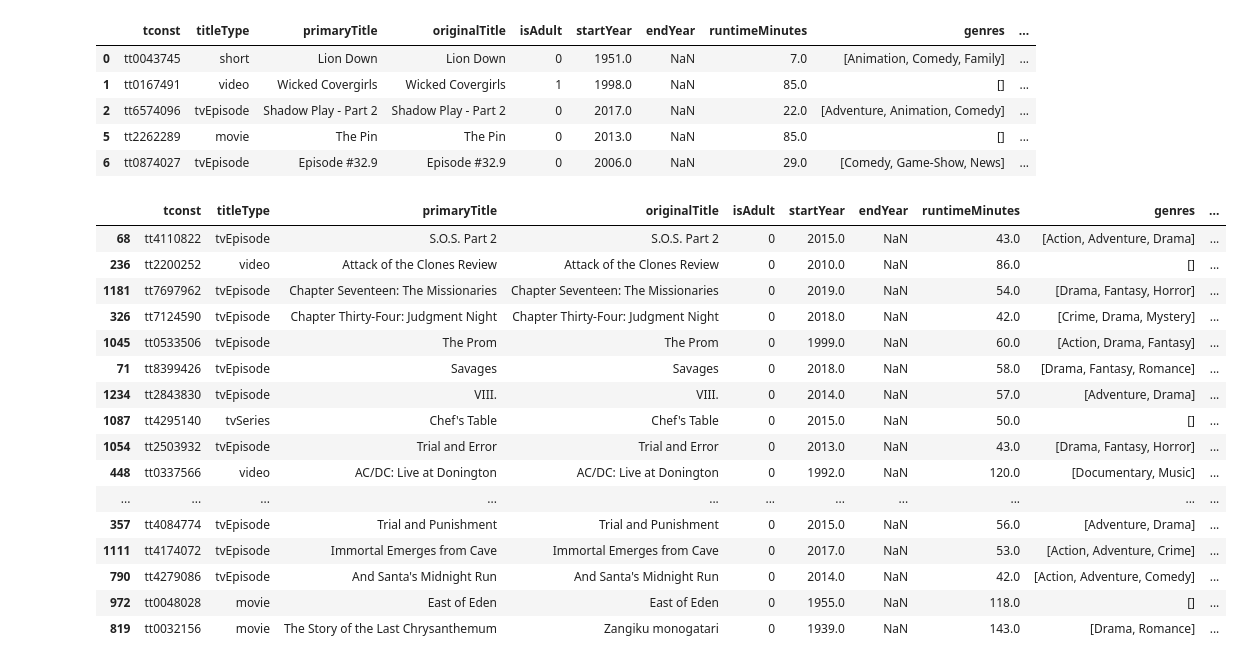
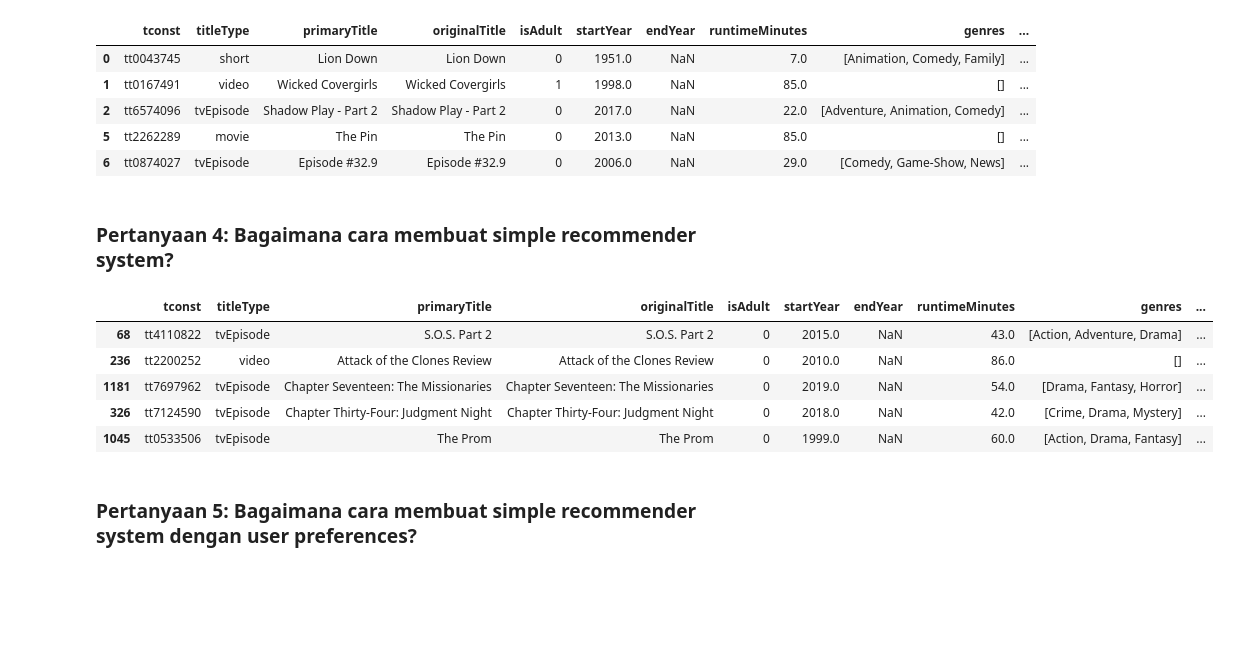
Before and after one commit to QueryIzul/--DQLab--Project-Machine-Learning-with-Python-Building-Recommender-System, a Jupyter notebook: Project Machine Learning with Python Building Recommender System.ipynb, the cells around one changed output. Drawn from its saved outputs; the diff is of its cells as text; code cells hidden in the pictures; blank space fills up the shorter version.

```diff
--- a/Project Machine Learning with Python Building Recommender System.ipynb
+++ b/Project Machine Learning with Python Building Recommender System.ipynb
@@ -226,6 +241,8 @@ movie_rating_df.head()
 | 2 | tt6574096 | tvEpisode | Shadow Play - Part 2 | Shadow Play - Part 2 | 0 | 2017.0 | NaN | 22.0 | [Adventure, Animation, Comedy] | ... |
 | 5 | tt2262289 | movie | The Pin | The Pin | 0 | 2013.0 | NaN | 85.0 | [] | ... |
 | 6 | tt0874027 | tvEpisode | Episode #32.9 | Episode #32.9 | 0 | 2006.0 | NaN | 29.0 | [Comedy, Game-Show, News] | ... |
+# %% [markdown]
+### Pertanyaan 4: Bagaimana cara membuat simple recommender system?
 # %%
 def simple_recommender(df, top=100):
     df = df.loc[df['numVotes'] >= m]
@@ -236,25 +253,16 @@ def simple_recommender(df, top=100):
     return df
 # %%
 #Ambil data 25 teratas
-simple_recommender(movie_rating_df, top=25)
+simple_recommender(movie_rating_df, top=25).head()
 # %% [output]
 |  | tconst | titleType | primaryTitle | originalTitle | isAdult | startYear | endYear | runtimeMinutes | genres | ... |
 | 68 | tt4110822 | tvEpisode | S.O.S. Part 2 | S.O.S. Part 2 | 0 | 2015.0 | NaN | 43.0 | [Action, Adventure, Drama] | ... |
 | 236 | tt2200252 | video | Attack of the Clones Review | Attack of the Clones Review | 0 | 2010.0 | NaN | 86.0 | [] | ... |
 | 1181 | tt7697962 | tvEpisode | Chapter Seventeen: The Missionaries | Chapter Seventeen: The Missionaries | 0 | 2019.0 | NaN | 54.0 | [Drama, Fantasy, Horror] | ... |
 | 326 | tt7124590 | tvEpisode | Chapter Thirty-Four: Judgment Night | Chapter Thirty-Four: Judgment Night | 0 | 2018.0 | NaN | 42.0 | [Crime, Drama, Mystery] | ... |
 | 1045 | tt0533506 | tvEpisode | The Prom | The Prom | 0 | 1999.0 | NaN | 60.0 | [Action, Drama, Fantasy] | ... |
-| 71 | tt8399426 | tvEpisode | Savages | Savages | 0 | 2018.0 | NaN | 58.0 | [Drama, Fantasy, Romance] | ... |
-| 1234 | tt2843830 | tvEpisode | VIII. | VIII. | 0 | 2014.0 | NaN | 57.0 | [Adventure, Drama] | ... |
-| 1087 | tt4295140 | tvSeries | Chef's Table | Chef's Table | 0 | 2015.0 | NaN | 50.0 | [] | ... |
-| 1054 | tt2503932 | tvEpisode | Trial and Error | Trial and Error | 0 | 2013.0 | NaN | 43.0 | [Drama, Fantasy, Horror] | ... |
-| 448 | tt0337566 | video | AC/DC: Live at Donington | AC/DC: Live at Donington | 0 | 1992.0 | NaN | 120.0 | [Documentary, Music] | ... |
-| ... | ... | ... | ... | ... | ... | ... | ... | ... | ... | ... |
-| 357 | tt4084774 | tvEpisode | Trial and Punishment | Trial and Punishment | 0 | 2015.0 | NaN | 56.0 | [Adventure, Drama] | ... |
-| 1111 | tt4174072 | tvEpisode | Immortal Emerges from Cave | Immortal Emerges from Cave | 0 | 2017.0 | NaN | 53.0 | [Action, Adventure, Crime] | ... |
-| 790 | tt4279086 | tvEpisode | And Santa's Midnight Run | And Santa's Midnight Run | 0 | 2014.0 | NaN | 42.0 | [Action, Adventure, Comedy] | ... |
-| 972 | tt0048028 | movie | East of Eden | East of Eden | 0 | 1955.0 | NaN | 118.0 | [] | ... |
-| 819 | tt0032156 | movie | The Story of the Last Chrysanthemum | Zangiku monogatari | 0 | 1939.0 | NaN | 143.0 | [Drama, Romance] | ... |
+# %% [markdown]
+### Pertanyaan 5: Bagaimana cara membuat simple recommender system dengan user preferences?
 # %%
 df = movie_rating_df.copy()
 
```
Also changed, not shown: parts of 18 cells of this notebook.
